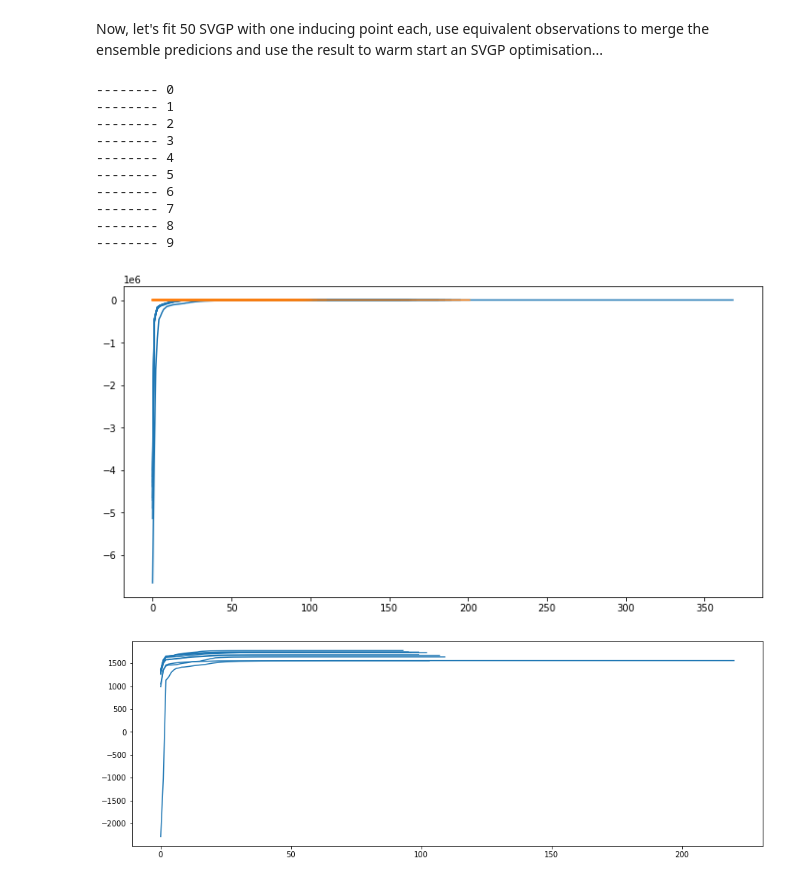
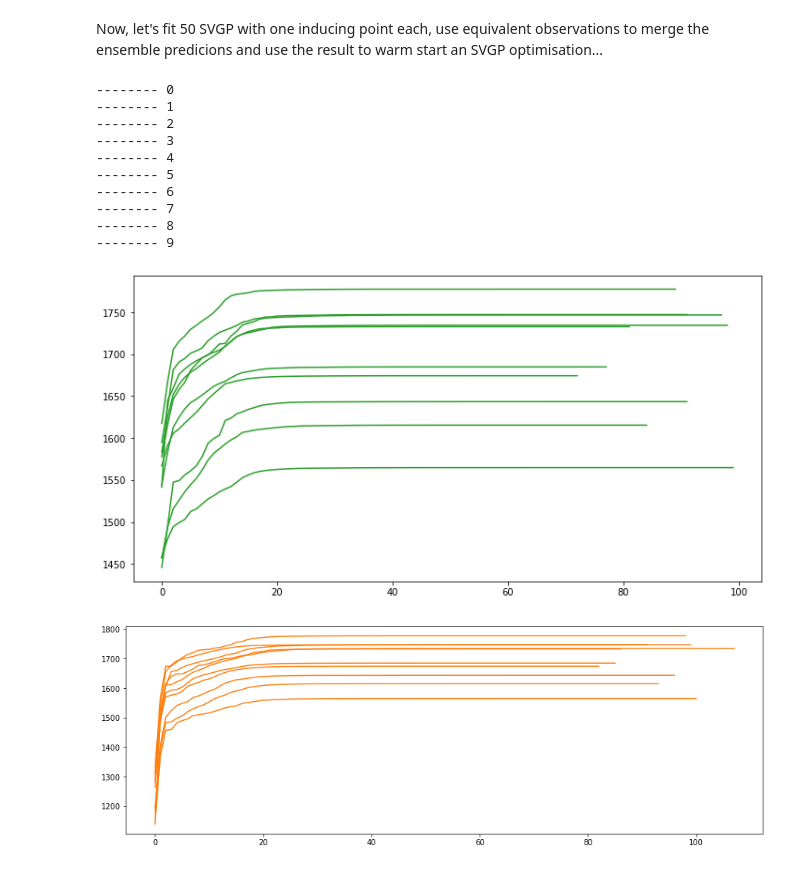
Before and after one commit to NicolasDurrande/guepard, a Jupyter notebook: docs/notebooks/equivalent_obs_SVGP_initialisation.ipynb, the cells around one changed output. Saved outputs shown, nothing was run; the diff lists cells and outputs as text; code cells hidden in the pictures.

```diff
--- a/docs/notebooks/equivalent_obs_SVGP_initialisation.ipynb
+++ b/docs/notebooks/equivalent_obs_SVGP_initialisation.ipynb
@@ -159,44 +161,55 @@ def get_subSVGP(X, Y, Z):
         models += [model]
     return(models)
 
+def get_qmu_qsqrt_init(X, Y, Z):
+    q_mu = np.zeros((M, 1))
+    q_s_1 = np.zeros((M))
+    for j in range(M):
+        X_ = X[label==j, :]
+        Y_ = Y[label==j, :]
+        q_mu[j] = np.mean(Y_)
+        q_s_1[j] = Y_.shape[0]/np.var(Y_)
+    K_1 = np.linalg.inv(kernel(Z).numpy() + 1e-5 * np.eye(M))
+    q_sqrt = np.linalg.cholesky(np.linalg.inv(K_1 + np.diag(q_s_1)) + 1e-5 * np.eye(M))
+    return q_mu, q_sqrt[None, :, :]
+
 Traces_eo = np.nan * np.zeros((maxiter, 20))
 
 for i in range(10):
     print('--------', i)
     X = XX[:, i:i+1]
     Y = YY[:, i:i+1]
     Z = ZZ[:, i:i+1]
     label = LL[:, i]
 
-    models = get_subSVGP(X, Y, Z)
-    m_agg = guepard.EquivalentObsEnsemble(models)
-    q_mu, q_sigma = m_agg.predict_f(Z, full_cov=True)
-    q_mu = q_mu.numpy()
-    q_sqrt = np.linalg.cholesky(q_sigma + 1e-4 * np.eye(M)[None, :, :])
-
+    #models = get_subSVGP(X, Y, Z)
+    #m_agg = guepard.EquivalentObsEnsemble(models)
+    #q_mu, q_sigma = m_agg.predict_f(Z, full_cov=True)
+    #q_mu = q_mu.numpy()
+    #q_sqrt = np.linalg.cholesky(q_sigma + 1e-4 * np.eye(M)[None, :, :])
+    q_mu, q_sqrt = get_qmu_qsqrt_init(X, Y, Z)
     model = gpflow.models.SVGP(inducing_variable=Z, likelihood=lik, kernel=kernel, mean_function=mean_function, q_mu = q_mu, q_sqrt=q_sqrt, whiten=False)
 
     gpflow.utilities.set_trainable(model.inducing_variable, False)
     training_loss = model.training_loss_closure((X, Y), compile=True)
     opt = gpflow.optimizers.Scipy()
     trace = []
     opt.minimize(training_loss, model.trainable_variables, callback=callback, options={'maxiter':maxiter})
     Traces_eo[:len(trace), i] = trace
 
-plt.plot(-Traces, "C0")
-plt.plot(-Traces_eo, "C1");
+plt.plot(-Traces_eo, "C2");
 # %% [output]
 -------- 0
 -------- 1
 -------- 2
 -------- 3
 -------- 4
 -------- 5
 -------- 6
 -------- 7
 -------- 8
 -------- 9
-[figure, old version]
+[figure, new version]
 # %%
 Traces_in = np.nan * np.zeros((maxiter, 20))
 for i in range(10):
@@ -229,9 +242,9 @@ for i in range(10):
     Traces_in[:len(trace), i] = trace
 
 fig, ax = plt.subplots(1, 1, figsize=(15, 5))
-plt.plot(-Traces_in, "C0");
+plt.plot(-Traces_in, "C1");
 # %% [output]
-[figure, old version]
+[figure, new version]
 # %%
 #Traces_eo_basic = Traces_eo
 fig, ax = plt.subplots(figsize=(10, 5))
```
Also changed, not shown: parts of 3 cells of this notebook, 2 other files.
